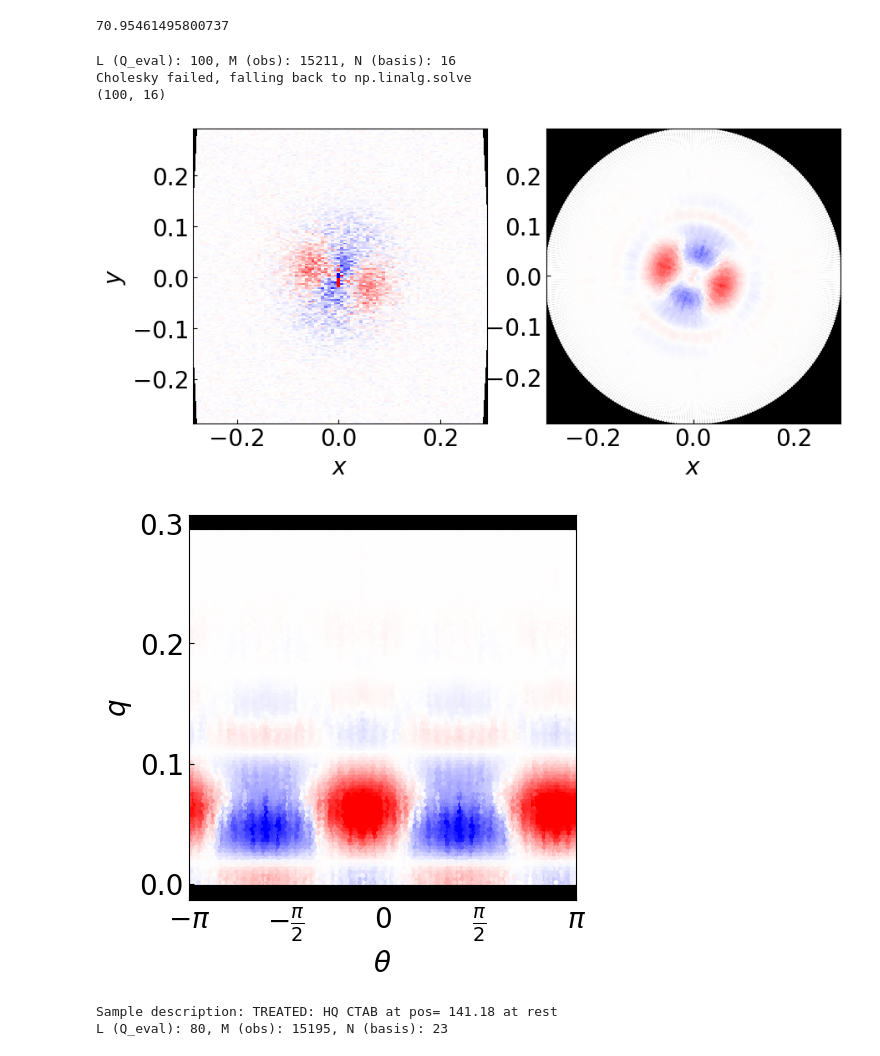
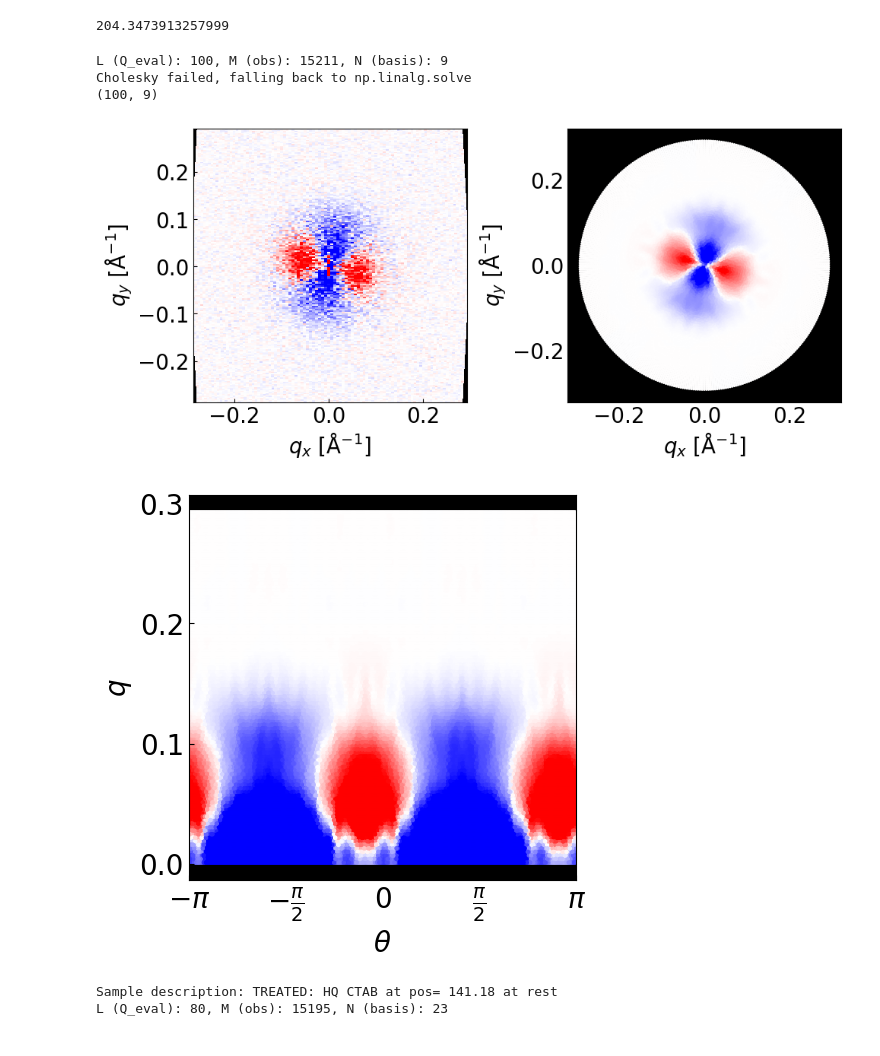
Before and after one commit to ch-tung/MLSR, a Jupyter notebook: 2D/Figure_exp_ILL.ipynb, the cells around one changed output. Drawn from its saved outputs; the diff is of its cells as text; code cells hidden in the pictures.

Commit message:
treat all data

```diff
--- a/2D/Figure_exp_ILL.ipynb
+++ b/2D/Figure_exp_ILL.ipynb
@@ -9,7 +9,7 @@ from PIL import Image
 # %%
 import h5py
 # %%
-filename = "./data/ILL_shear/000010.nxs"
+filename = "./data/ILL_shear/000055.nxs"
 with h5py.File(filename, 'r') as f:
     # Explore the structure
     def print_tree(name, obj):
@@ -24,7 +24,7 @@ with h5py.File(filename, 'r') as f:
 I_data_list = []
 I_error_list = []
 
-filename = "./data/ILL_shear/000300.nxs"
+filename = "./data/ILL_shear/000500.nxs"
 with h5py.File(filename, 'r') as f:
     # Define dataset paths
     # path_data = '/entry0/data1/MultiDetector1_data'
@@ -45,7 +45,7 @@ with h5py.File(filename, 'r') as f:
     I_data_list.append(I_data)
     I_error_list.append(I_error)
 
-filename = "./data/ILL_shear/000305.nxs"
+filename = "./data/ILL_shear/000505.nxs"
 with h5py.File(filename, 'r') as f:
     # Define dataset paths
     # path_data = '/entry0/data1/MultiDetector1_data'
@@ -105,7 +105,7 @@ Sample description: TREATED: CTAB at pos= 140.77 at rest
 # %%
 np.max(I_diff)
 # %% [output]
-70.95461495800737
+204.3473913257999
 # %%
 ## Identification of principal axis
 def f_pl_obs(qx_obs, qy_obs, I_obs):
@@ -382,7 +382,7 @@ theta_eval = np.linspace(-np.pi, np.pi, 360, endpoint=False)
 pl_eigen = f_pl_obs(Q_obs * np.cos(theta_obs), Q_obs * np.sin(theta_obs), I_obs)
 
 # --- Step 3: Angular basis setup (include constant term for I/I_radial) ---
-n = 15
+n = 8
 bg = True  # Must include constant term
 C_arr = f_C(theta_obs, n, theta_0=pl_eigen, bg=bg)
 
@@ -409,9 +409,9 @@ I_eval, I_mod = reconstruct_I_q_ratio(
     log_transform=log_transform
 )
 # %% [output]
-L (Q_eval): 100, M (obs): 15211, N (basis): 16
+L (Q_eval): 100, M (obs): 15211, N (basis): 9
 Cholesky failed, falling back to np.linalg.solve
-(100, 16)
+(100, 9)
 # %%
 # Inferred results ---------------------------------------------------------------
 # Total number of pixels (needed for normalization)
@@ -446,48 +446,46 @@ sc = ax.scatter(Qx_eval_flat, Qy_eval_flat, c=I_eval_flat,
 ax.set_xlabel(r'$x$', fontsize=20)
 ax.set_ylabel(r'$y$', fontsize=20)
 ax.tick_params(direction='in', labelsize=20)
-ax.set_xlim(np.min(Qx_eval_flat), np.max(Qx_eval_flat))
-ax.set_ylim(np.min(Qx_eval_flat), np.max(Qx_eval_flat))
+ax.set_xlabel(r'$q_x$ [$\mathrm{\AA}^{-1}$]', fontsize=20)
+ax.set_ylabel(r'$q_y$ [$\mathrm{\AA}^{-1}$]', fontsize=20)
 ax.set_aspect(1)
 ax.set_facecolor('black')
 
 ax = fig.add_subplot(121)
 
 c = ax.pcolormesh(qx, qy, I_diff, shading='auto', cmap=cmap, vmin=-4, vmax=4)
 # c2 = ax.pcolormesh(-qx, -qy, I_diff, shading='auto', cmap='viridis')
 # fig.colorbar(c, ax=ax, label='Intensity')
 
-ax.set_xlabel(r'$q_x$ [$\mathrm{\AA}^{-1}$]')
-ax.set_ylabel(r'$q_y$ [$\mathrm{\AA}^{-1}$]')
+ax.set_xlabel(r'$q_x$ [$\mathrm{\AA}^{-1}$]', fontsize=20)
+ax.set_ylabel(r'$q_y$ [$\mathrm{\AA}^{-1}$]', fontsize=20)
 # ax.set_title('Scattering Intensity Map')
 ax.set_facecolor('black')
-
-ax.set_xlabel(r'$x$', fontsize=20)
-ax.set_ylabel(r'$y$', fontsize=20)
 ax.tick_params(direction='in', labelsize=20)
 
 ax.set_xlim(np.min(qx), np.max(qx))
 ax.set_ylim(np.min(qx), np.max(qx))
 ax.set_aspect(1)
 ax.set_facecolor('black')
+plt.tight_layout()
 
 fig = plt.figure(figsize=(5, 5))
 ax = fig.add_subplot(111)
 sc = ax.scatter(theta_eval_flat, Q_eval_flat, c=I_eval_flat,
                 s=5, alpha=1, cmap=cmap, vmin = -2, vmax = 2)
 ax.set_xlabel(r'$\theta$', fontsize=20)
 ax.set_ylabel(r'$q$', fontsize=20)
 ax.set(xlim=(-np.pi, np.pi),
        xticks=[-np.pi, -np.pi/2, 0, np.pi/2, np.pi],
        xticklabels=[r'$-\pi$', r'$-\frac{\pi}{2}$', r'$0$', r'$\frac{\pi}{2}$', r'$\pi$'],
        xlabel=r'$\theta$', ylabel=r'$q$')
 ax.set_xlabel(r'$\theta$', fontsize=20)
 ax.set_ylabel(r'$q$', fontsize=20)
 ax.tick_params(direction='in', labelsize=20)
 ax.set_facecolor('black')
 # %% [output]
-[figure, old version]
+[figure, new version]
-[figure, old version]
+[figure, new version]
 # %%
 ## load data series
 data_list = []
```
Also changed, not shown: parts of 3 cells of this notebook.
